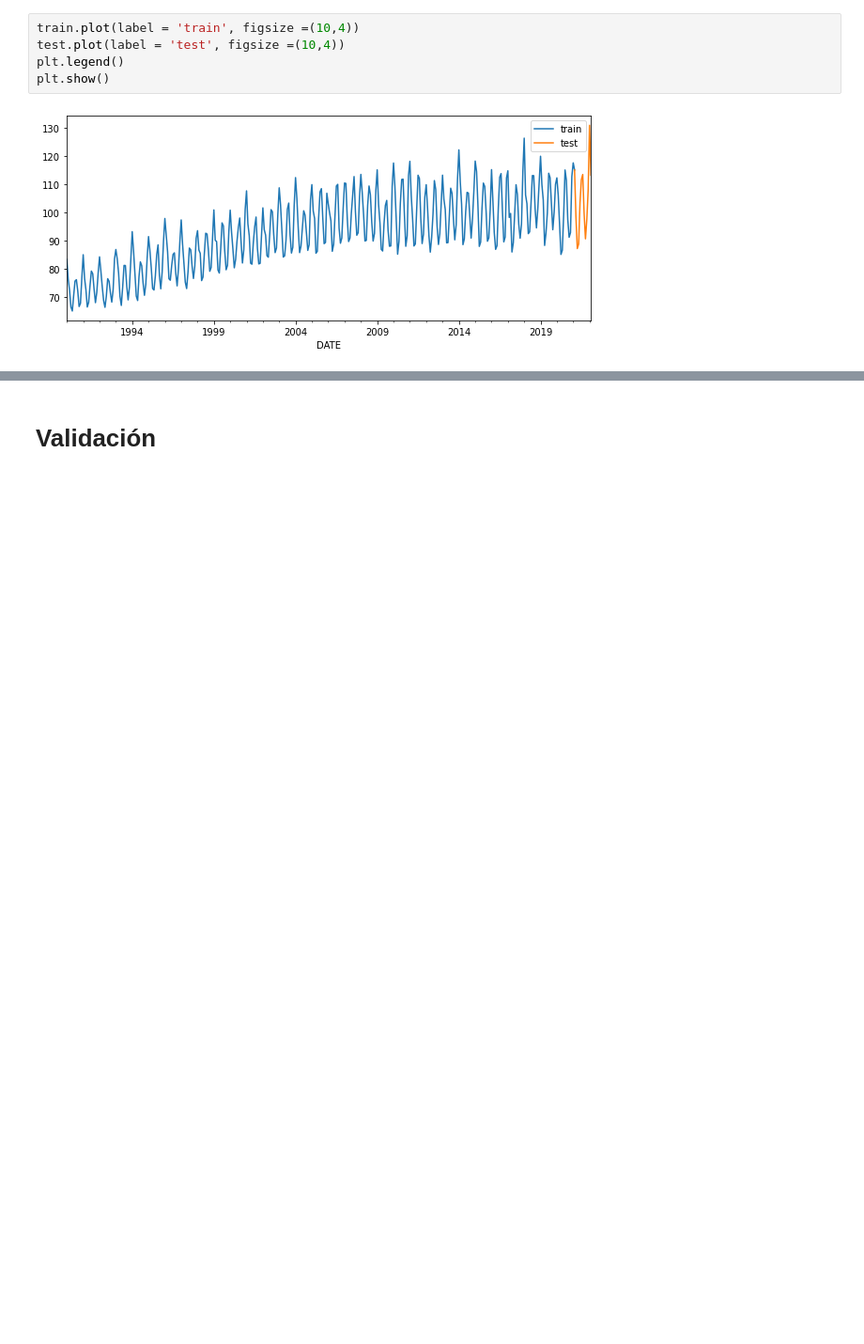
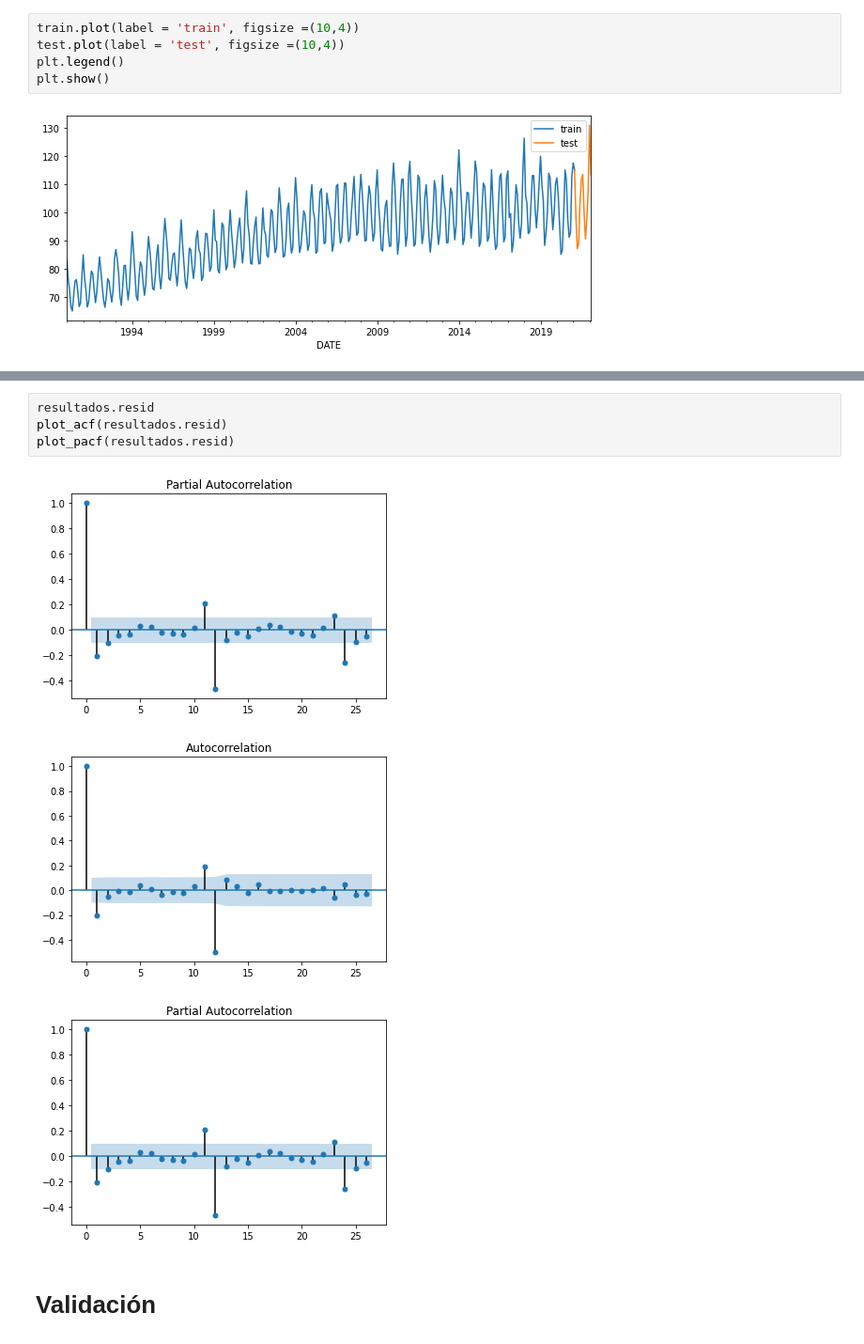
Before and after one commit to AnIsAsPe/Prediccion-produccion-electricidad, a Jupyter notebook: notebooks/Predicción_producción_electricidad_Feb22.ipynb, the cells around one changed output, grey strips where cells are left out. Shown: that part at 94% size. Cells and saved outputs as stored; diff of their text form; blank space fills up the shorter version.

```diff
--- a/notebooks/Predicción_producción_electricidad_Feb22.ipynb
+++ b/notebooks/Predicción_producción_electricidad_Feb22.ipynb
@@ -241,3 +411,11 @@ plt.show()
+# %%
+resultados.resid
+plot_acf(resultados.resid)
+plot_pacf(resultados.resid)
+# %% [output]
+[figure, added]
+[figure, added]
+[figure, added]
 # %% [markdown]
 # Validación
 # %%
```
Also changed, not shown: parts of 16 cells of this notebook.
